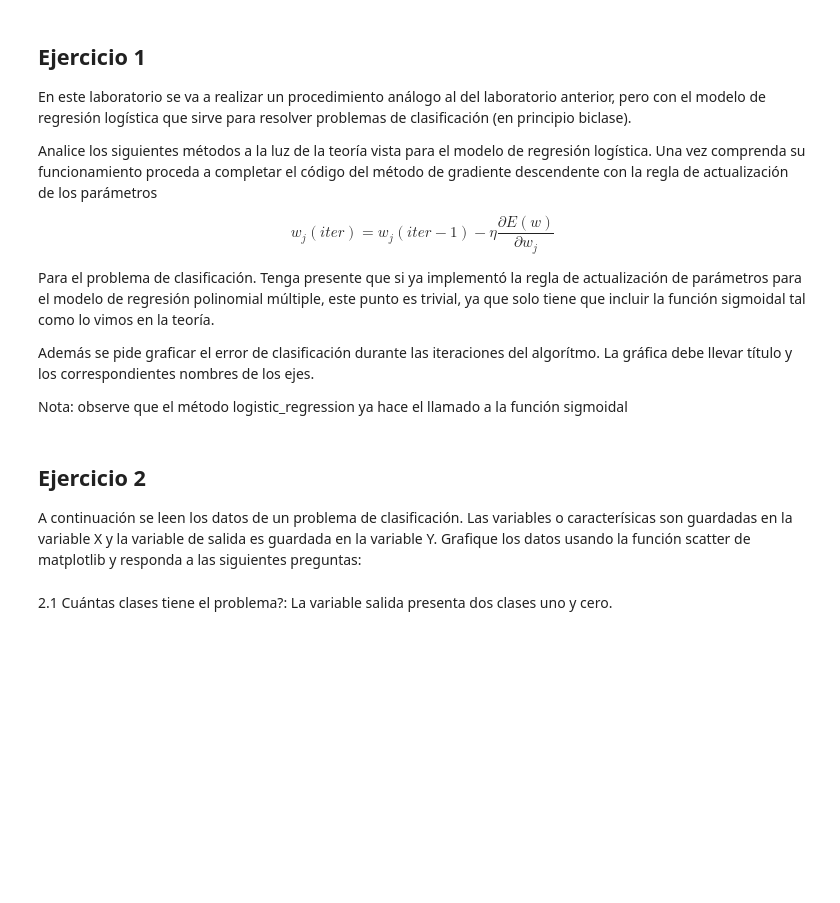
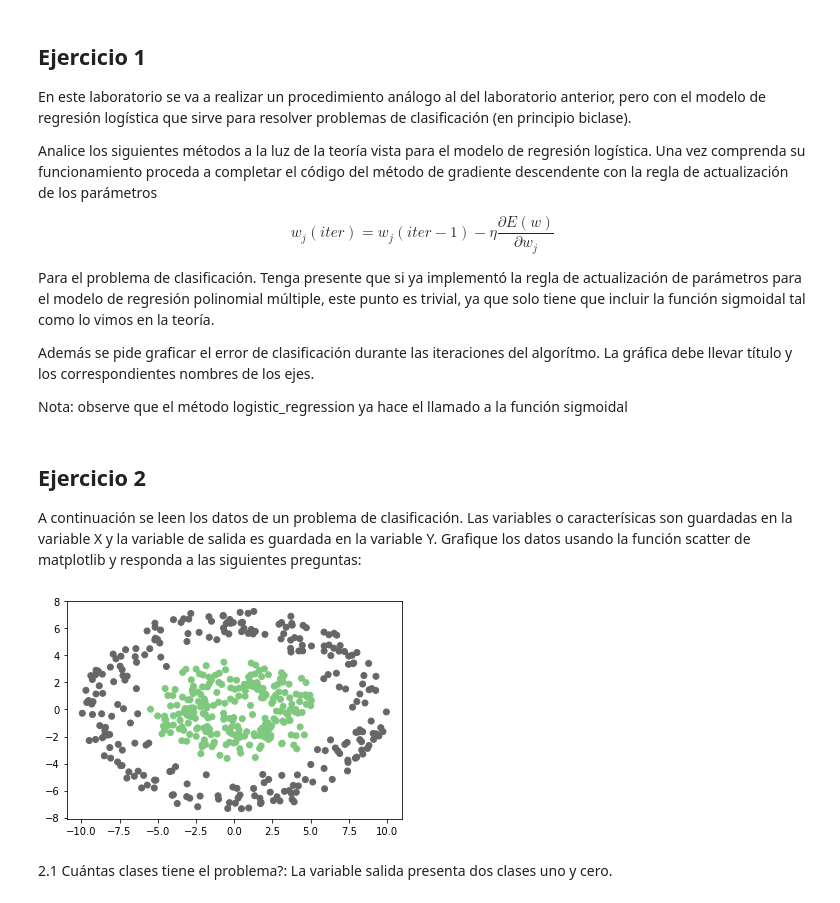
Before and after one commit to jaiderog/ML_IntroductoryCourse, a Jupyter notebook: Labs/Lab_1/Laboratorio_1_parte2.ipynb, the cells around one changed output. Drawn from its saved outputs; the diff is of its cells as text; code cells hidden in the pictures; blank space fills up the shorter version.

```diff
--- a/Labs/Lab_1/Laboratorio_1_parte2.ipynb
+++ b/Labs/Lab_1/Laboratorio_1_parte2.ipynb
@@ -202,20 +202,16 @@ A continuación se leen los datos de un problema de clasificación. Las variable
 # %%
 import scipy.io
 mat = scipy.io.loadmat('DB/DatosClases.mat')
 X = mat['X'] # Muestras x características
 Y = mat['Y'] #Variable de salida
 
 X2 = X[:100][:,:2]
 y2 = Y[:100]
-#plt.scatter(X2[:,0], X2[:,1], c=y2,cmap="Accent");
-#plt.show()
 
-
-#plt.scatter(X, Y)
-#plt.xlabel("Muestras")
-#plt.ylabel("Variable")
-#plt.legend(loc=2)
-#plt.show()
+plt.scatter(X[:,0], X[:,1],c=Y.flat,cmap="Accent");
+plt.show()
+# %% [output]
+[figure, added]
 # %% [markdown]
 2.1 Cu&aacute;ntas clases tiene el problema?: La variable salida presenta dos clases uno y cero.
 # %%
```
Also changed, not shown: parts of 9 cells of this notebook.
